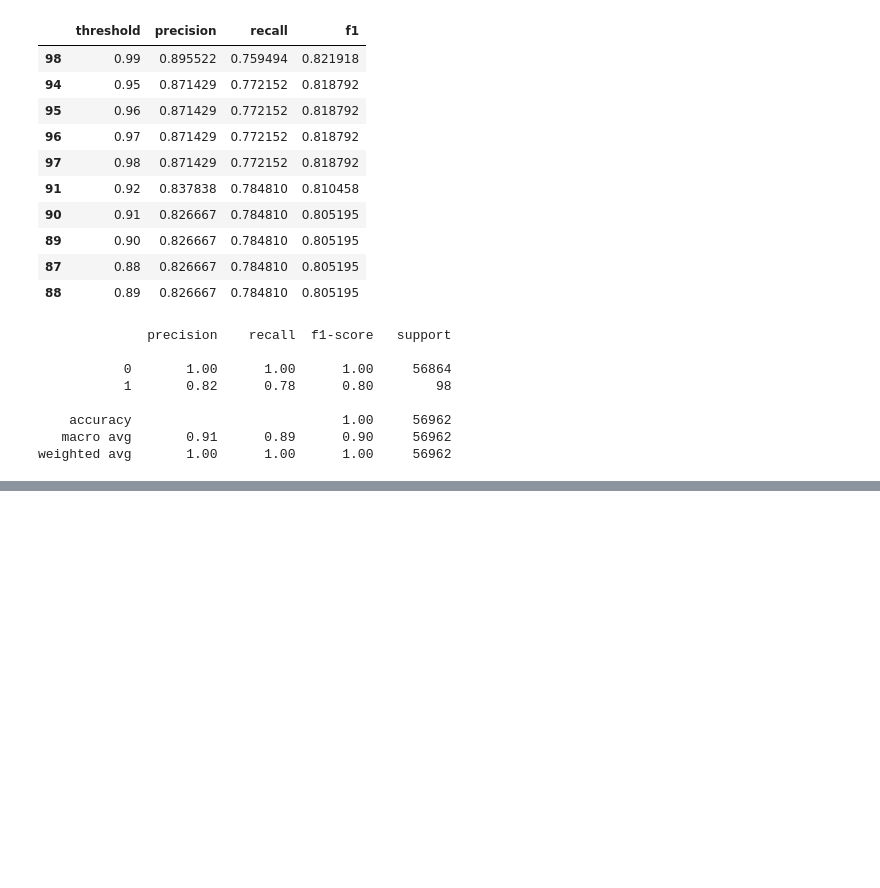
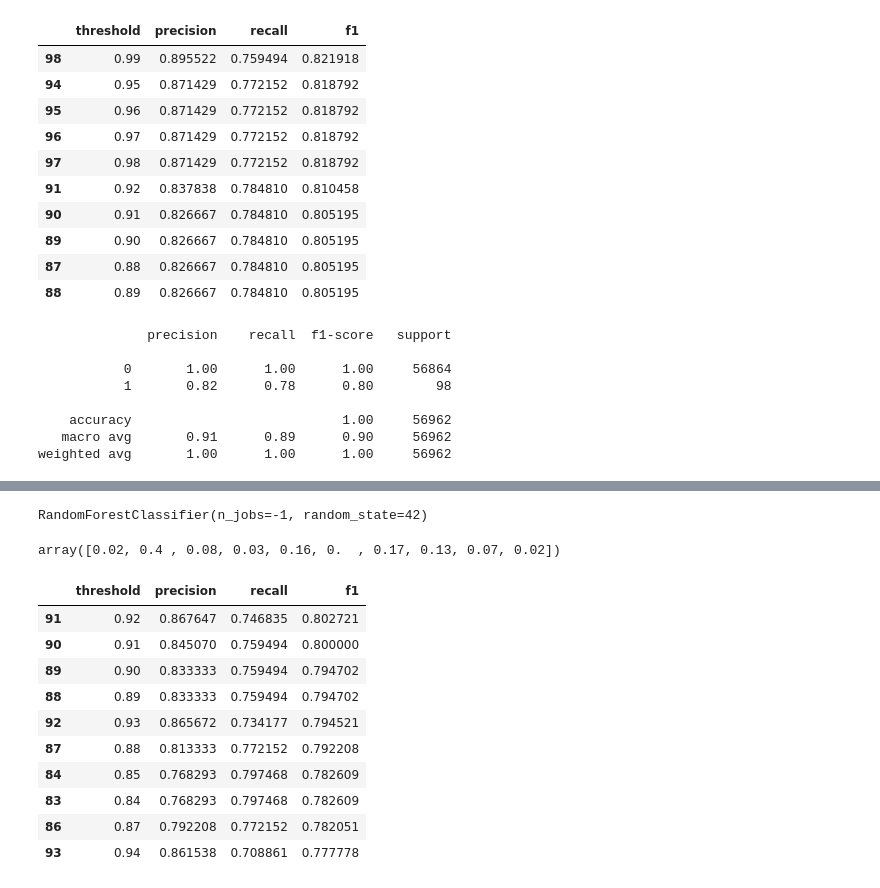
Before and after one commit to nathanbarbosatx/deteccao-fraude-cartao, a Jupyter notebook: fraude_cartao.ipynb, the cells around one changed output, grey strips where cells are left out. Cells and saved outputs as stored; diff of their text form; code cells hidden in the pictures; blank space fills up the shorter version.

```diff
--- a/fraude_cartao.ipynb
+++ b/fraude_cartao.ipynb
@@ -637,0 +677,5 @@ weighted avg       1.00      1.00      1.00     56962
+# %%
+X_train_under, y_train_under = undersampler.fit_resample(
+    X_train_model,
+    y_train_model
+)
@@ -637,0 +694,71 @@ weighted avg       1.00      1.00      1.00     56962
+# %%
+modelo_rf_under = RandomForestClassifier(
+    n_estimators=100,
+    random_state=42,
+    n_jobs=-1
+)
+
+modelo_rf_under.fit(
+    X_train_under,
+    y_train_under
+)
+# %% [output]
+RandomForestClassifier(n_jobs=-1, random_state=42)
+# %%
+y_prob_val_rf_under = modelo_rf_under.predict_proba(X_val)[:, 1]
+
+y_prob_val_rf_under[:10]
+# %% [output]
+array([0.02, 0.4 , 0.08, 0.03, 0.16, 0.  , 0.17, 0.13, 0.07, 0.02])
+# %%
+thresholds = np.arange(0.01, 1.00, 0.01)
+
+resultados_threshold_rf_under = []
+
+for threshold in thresholds:
+    y_pred_val_rf_under = (
+        y_prob_val_rf_under >= threshold
+    ).astype(int)
+
+    precision = precision_score(
+        y_val,
+        y_pred_val_rf_under
+    )
+
+    recall = recall_score(
+        y_val,
+        y_pred_val_rf_under
+    )
+
+    f1 = f1_score(
+        y_val,
+        y_pred_val_rf_under
+    )
+
+    resultados_threshold_rf_under.append({
+        "threshold": threshold,
+        "precision": precision,
+        "recall": recall,
+        "f1": f1
+    })
+
+resultados_threshold_rf_under = pd.DataFrame(
+    resultados_threshold_rf_under
+)
+
+resultados_threshold_rf_under.sort_values(
+    "f1",
+    ascending=False
+).head(10)
+# %% [output]
+|  | threshold | precision | recall | f1 |
+| 91 | 0.92 | 0.867647 | 0.746835 | 0.802721 |
+| 90 | 0.91 | 0.845070 | 0.759494 | 0.800000 |
+| 89 | 0.90 | 0.833333 | 0.759494 | 0.794702 |
+| 88 | 0.89 | 0.833333 | 0.759494 | 0.794702 |
+| 92 | 0.93 | 0.865672 | 0.734177 | 0.794521 |
+| 87 | 0.88 | 0.813333 | 0.772152 | 0.792208 |
+| 84 | 0.85 | 0.768293 | 0.797468 | 0.782609 |
+| 83 | 0.84 | 0.768293 | 0.797468 | 0.782609 |
+| 86 | 0.87 | 0.792208 | 0.772152 | 0.782051 |
+| 93 | 0.94 | 0.861538 | 0.708861 | 0.777778 |
```
Also changed, not shown: parts of 14 cells of this notebook.
